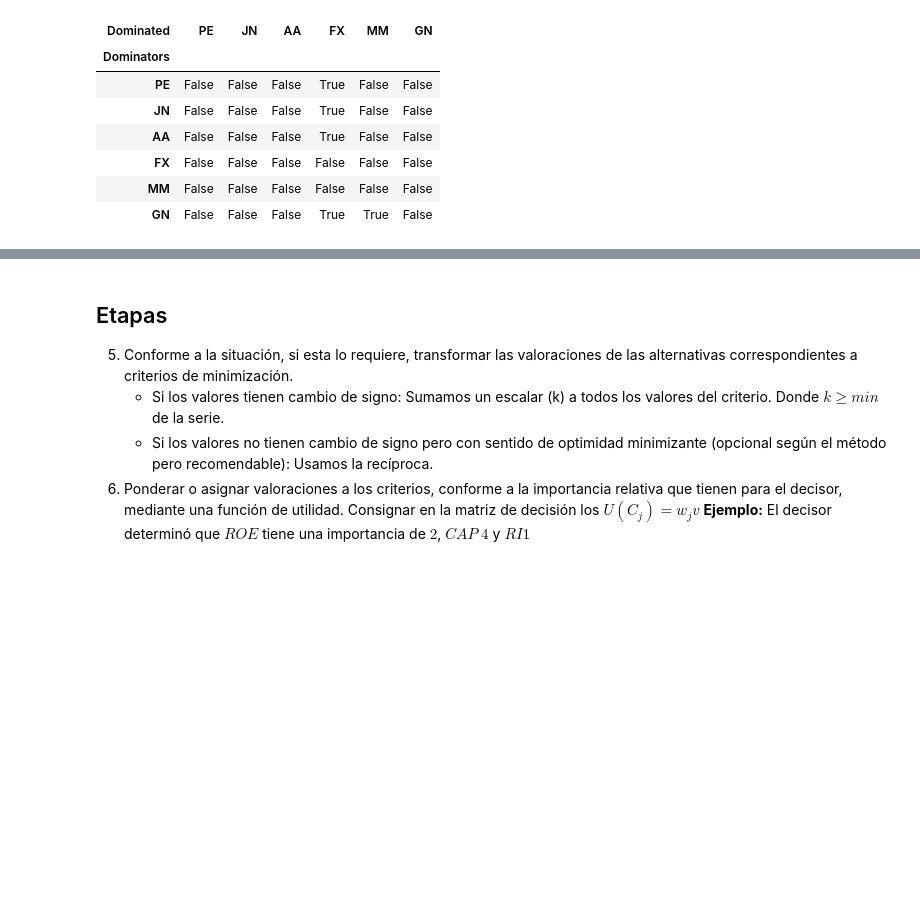
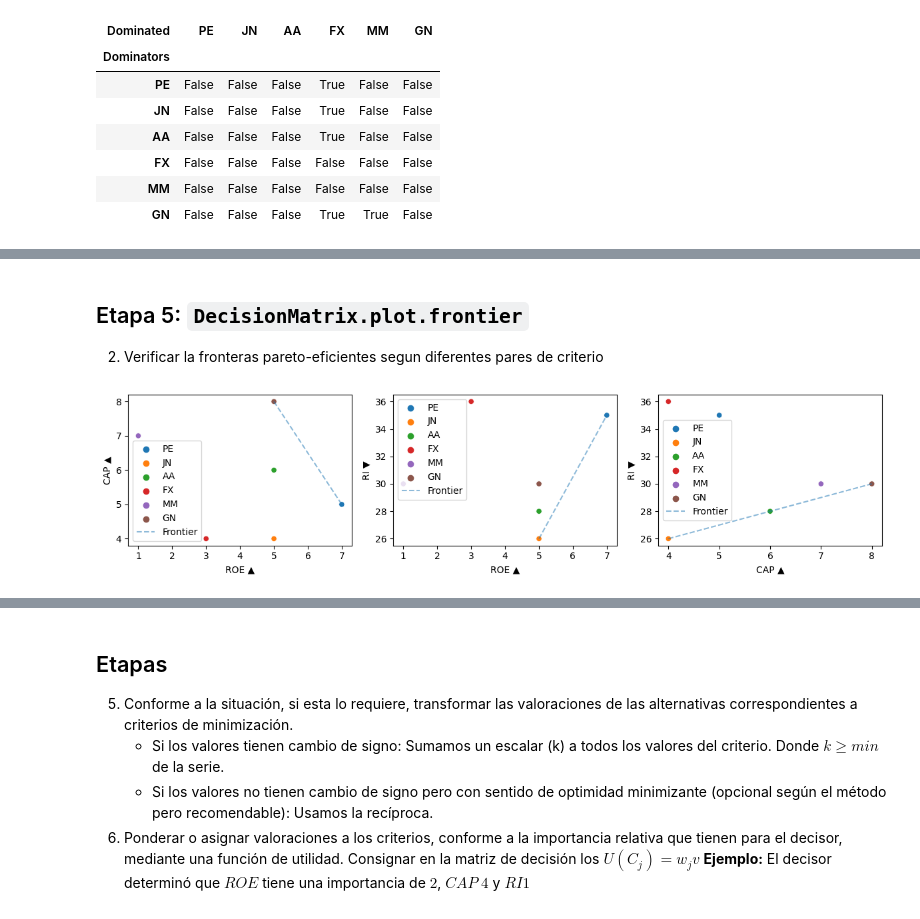
Before and after one commit to leliel12/diplodatos_mcda, a Jupyter notebook: slides/clase0.ipynb, the cells around one changed output, grey strips where cells are left out. Cells and saved outputs as stored; diff of their text form; code cells hidden in the pictures; blank space fills up the shorter version.

```diff
--- a/slides/clase0.ipynb
+++ b/slides/clase0.ipynb
@@ -435,0 +558,14 @@ dm.dominance()
+# %% [markdown]
+## Etapa 5: `DecisionMatrix.plot.frontier`
+
+2. Verificar la fronteras pareto-eficientes segun diferentes pares de criterio
+# %%
+fig, axs = plt.subplots(1, 3, figsize=(12, 3))
+combs = [('ROE', 'CAP'), ('ROE', 'RI'), ('CAP', 'RI')]
+
+for (x, y), ax in zip(combs, axs):
+    dm.plot.frontier(x=x, y=y, strict=False, ax=ax, legend=False)
+
+fig.tight_layout();
+# %% [output]
+[figure, added]
```
Also changed, not shown: parts of 31 cells of this notebook.
